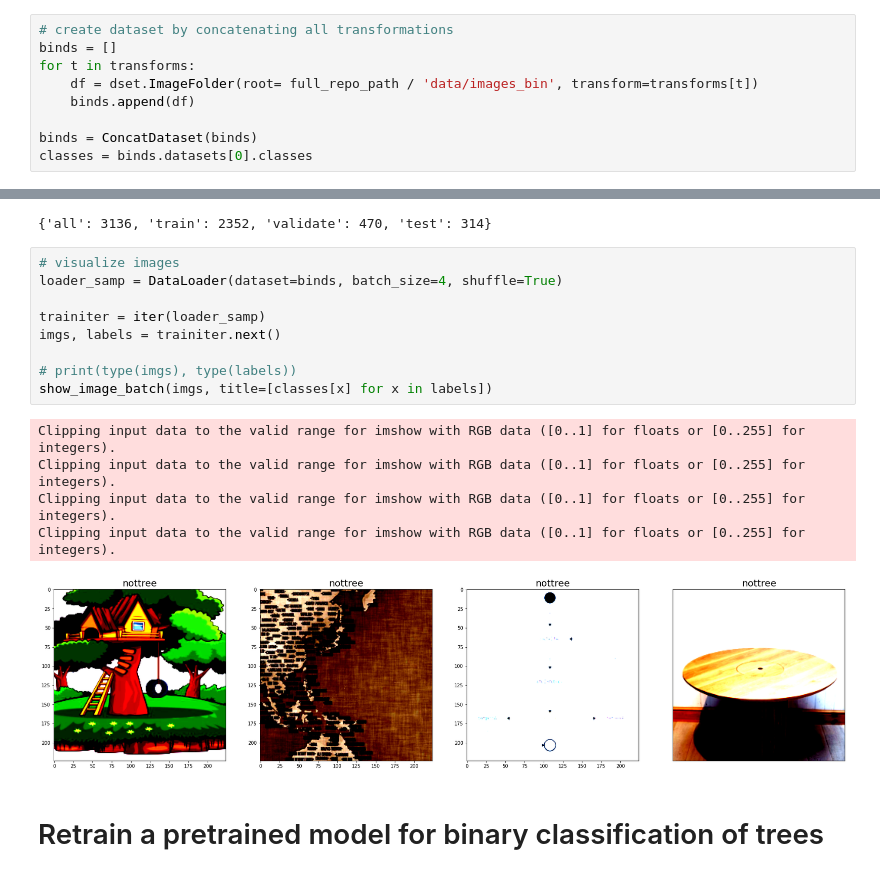
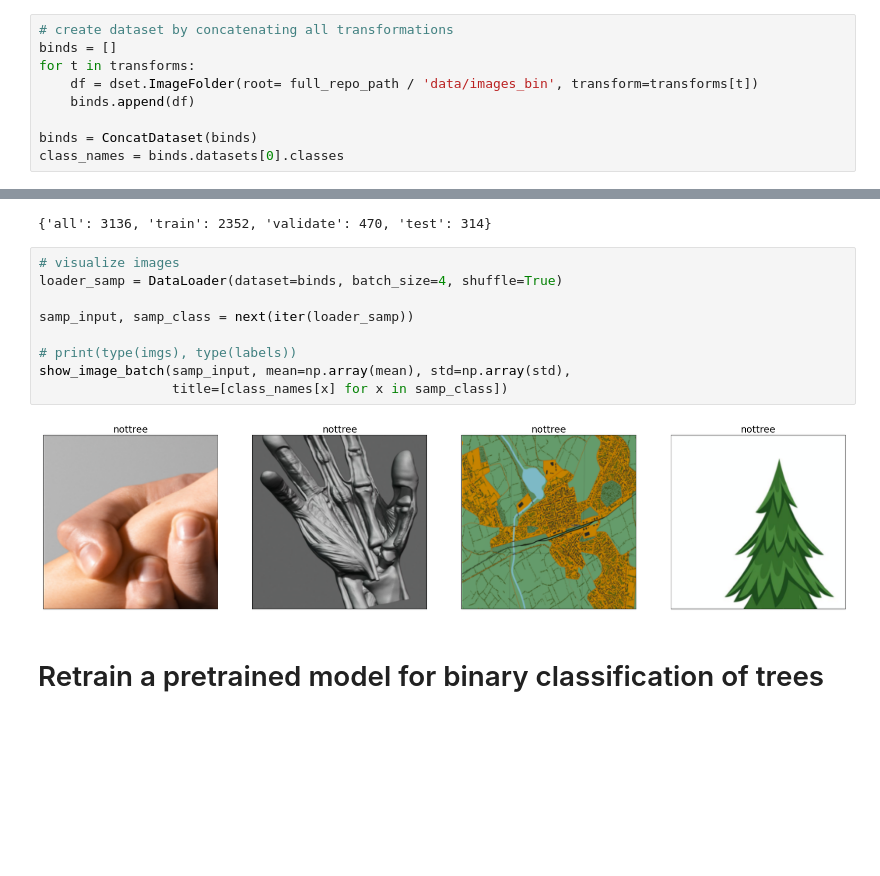
Before and after one commit to etrieschman/tree-finder, a Jupyter notebook: notebooks/train_binary_tree_classifier.ipynb, the cells around one changed output, grey strips where cells are left out. Drawn from its saved outputs; the diff is of its cells as text; blank space fills up the shorter version.

```diff
--- a/notebooks/train_binary_tree_classifier.ipynb
+++ b/notebooks/train_binary_tree_classifier.ipynb
@@ -114,7 +116,7 @@ for t in transforms:
     binds.append(df)
 
 binds = ConcatDataset(binds)
-classes = binds.datasets[0].classes
+class_names = binds.datasets[0].classes
 # %%
 # make dataloaders
 PCT_TRAIN, PCT_VAL = 0.75, 0.15
@@ -141,17 +143,13 @@ dataloaders['test'] = DataLoader(binds, batch_size=32,
 # %%
 # visualize images
 loader_samp = DataLoader(dataset=binds, batch_size=4, shuffle=True)
 
-trainiter = iter(loader_samp)
-imgs, labels = trainiter.next()
+samp_input, samp_class = next(iter(loader_samp))
 
 # print(type(imgs), type(labels))
-show_image_batch(imgs, title=[classes[x] for x in labels])
+show_image_batch(samp_input, mean=np.array(mean), std=np.array(std),
+                 title=[class_names[x] for x in samp_class])
 # %% [output]
-Clipping input data to the valid range for imshow with RGB data ([0..1] for floats or [0..255] for integers).
-Clipping input data to the valid range for imshow with RGB data ([0..1] for floats or [0..255] for integers).
-Clipping input data to the valid range for imshow with RGB data ([0..1] for floats or [0..255] for integers).
-Clipping input data to the valid range for imshow with RGB data ([0..1] for floats or [0..255] for integers).
-[figure, old version]
+[figure, new version]
 # %% [markdown]
 # Retrain a pretrained model for binary classification of trees
```
Also changed, not shown: parts of 13 cells of this notebook, 5 other files.
